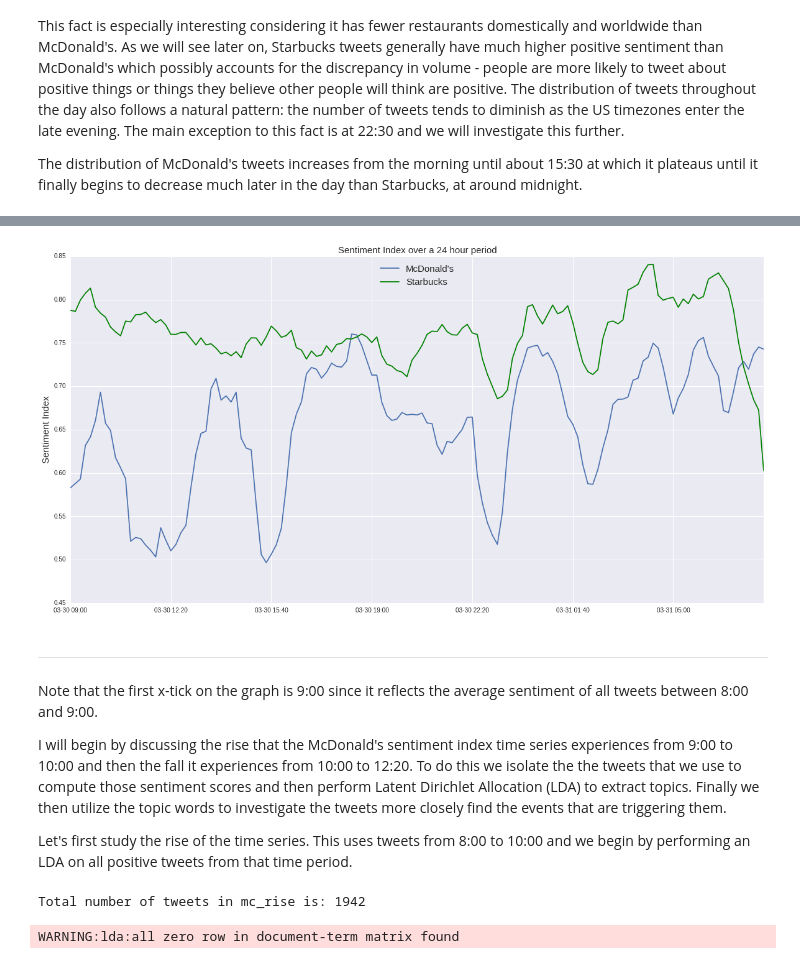
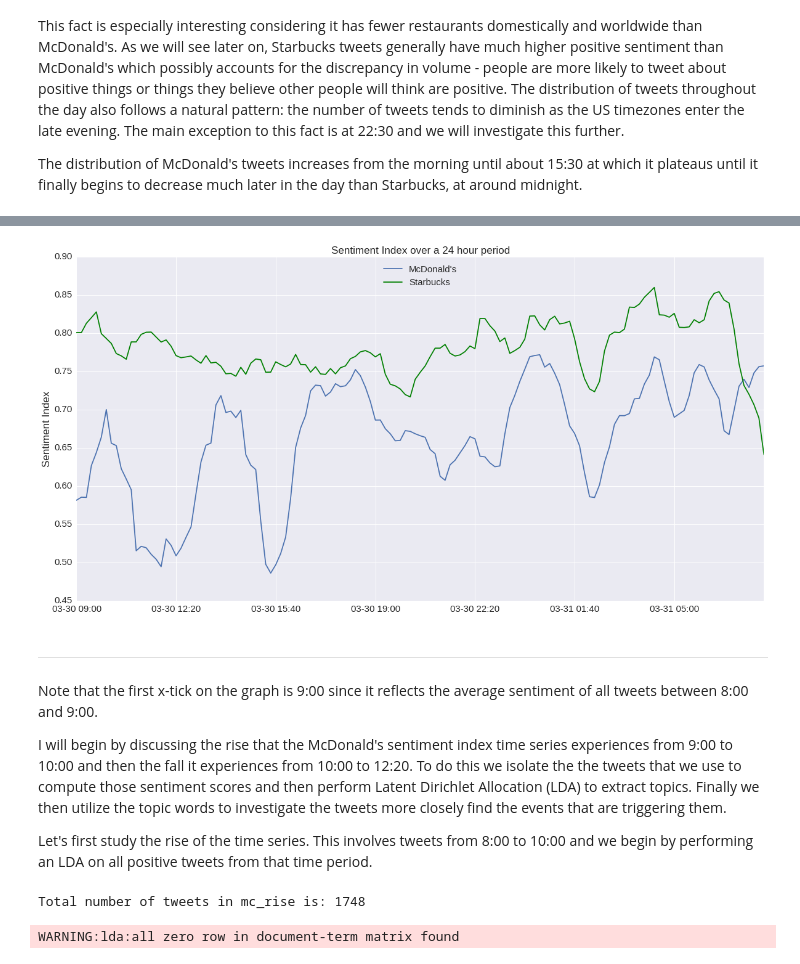
Before and after one commit to bcavallo/Fast-Food-Analysis, a Jupyter notebook: Daylong Tweet Analysis.ipynb, the cells around one changed output, grey strips where cells are left out. Cells and saved outputs as stored; diff of their text form; code cells hidden in the pictures.

Commit message:
updated case study

```diff
--- a/Daylong Tweet Analysis.ipynb
+++ b/Daylong Tweet Analysis.ipynb
@@ -28,7 +28,7 @@ We begin by selecting only english language tweets prior to 3-31 8:00
 # %%
 data =  pd.read_csv("/home/vagrant/yelp_dataset_challenge_academic_dataset/get_tweets/fastfoodtweets.csv")
 
-#eight_am = 1427803200 # Found using online timestamp converter
+eight_am = 1427803200 # Found using online timestamp converter
 
 data = data[data.time < eight_am]
 data = data[data.lang == 'en']
@@ -48,8 +48,8 @@ def clean_tweet(tweet):
 
 def adj_time(t):
     '''
-    Returns a parsed version of unix timestamp rounded up to the nearest half hour mark (e.g. 8:05
-    would be rounded up to 8:30)
+    Returns a parsed version of unix timestamp rounded up to the nearest
+    half hour mark (e.g. 8:05 would be rounded up to 8:30)
 
     @param t, a unix timestamp
     @return A datetime corresponding to t rounded up to the nearest 30 minute mark
@@ -204,27 +210,33 @@ The above computation took 21.08 seconds
+# %%
+# Removes neutral tweets
+
+mc_tweets = mc_tweets[(mc_tweets.prob <=.4) | (mc_tweets.prob >=.6)]
+star_tweets = star_tweets[(star_tweets.prob <=.4) | (star_tweets.prob >=.6)]
 # %%
 mc_avgs = running_avg(mc_tweets.groupby(['adj_time']).sent.sum(), mc_tweets.groupby(['adj_time']).sent.count(), 6)
 st_avgs = running_avg(star_tweets.groupby(['adj_time']).sent.sum(), star_tweets.groupby(['adj_time']).sent.count(), 6)
 
 mc_ts = pd.Series(mc_avgs, index=mc_tweets.adj_time.unique()[6:])
 st_ts = pd.Series(st_avgs, index=star_tweets.adj_time.unique()[6:])
 
 plt.figure(figsize=(20, 10))
 mc = mc_ts.plot(label="McDonald's")
 st = st_ts.plot(label="Starbucks", color='green')
 plt.legend(loc='upper center', fontsize=15)
-plt.yticks
-plt.ylabel("Sentiment Index", fontsize=15)
-plt.title("Sentiment Index over a 24 hour period", fontsize=15)
+plt.xticks(fontsize=15)
+plt.yticks(fontsize=15)
+plt.ylabel("Sentiment Index", fontsize=17)
+plt.title("Sentiment Index over a 24 hour period", fontsize=17)
 plot.show()
 # %% [output]
-[figure, old version]
+[figure, new version]
 # %% [markdown]
 -------------------------------------------------------------------------------------------------------------------------
 Note that the first x-tick on the graph is 9:00 since it reflects the average sentiment of all tweets between 8:00 and 9:00.
 
 I will begin by discussing the rise that the McDonald's sentiment index time series experiences from 9:00 to 10:00 and then the fall it experiences from 10:00 to 12:20.  To do this we isolate the the tweets that we use to compute those sentiment scores and then perform Latent Dirichlet Allocation (LDA) to extract topics.  Finally we then utilize the topic words to investigate the tweets more closely find the events that are triggering them.
 
-Let's first study the rise of the time series.  This uses tweets from 8:00 to 10:00 and we begin by performing an LDA on all positive tweets from that time period.
+Let's first study the rise of the time series.  This involves tweets from 8:00 to 10:00 and we begin by performing an LDA on all positive tweets from that time period.
 # %%
 end = 1427724000  # Timestamp for 10:00
 
@@ -232,5 +244,5 @@ mc_rise = mc_tweets[mc_tweets.time < end]
 
 print "Total number of tweets in mc_rise is: %d" % len(mc_rise)
 # %% [output]
-Total number of tweets in mc_rise is: 1942
+Total number of tweets in mc_rise is: 1748
 # %%
```
Also changed, not shown: parts of 20 cells of this notebook.
